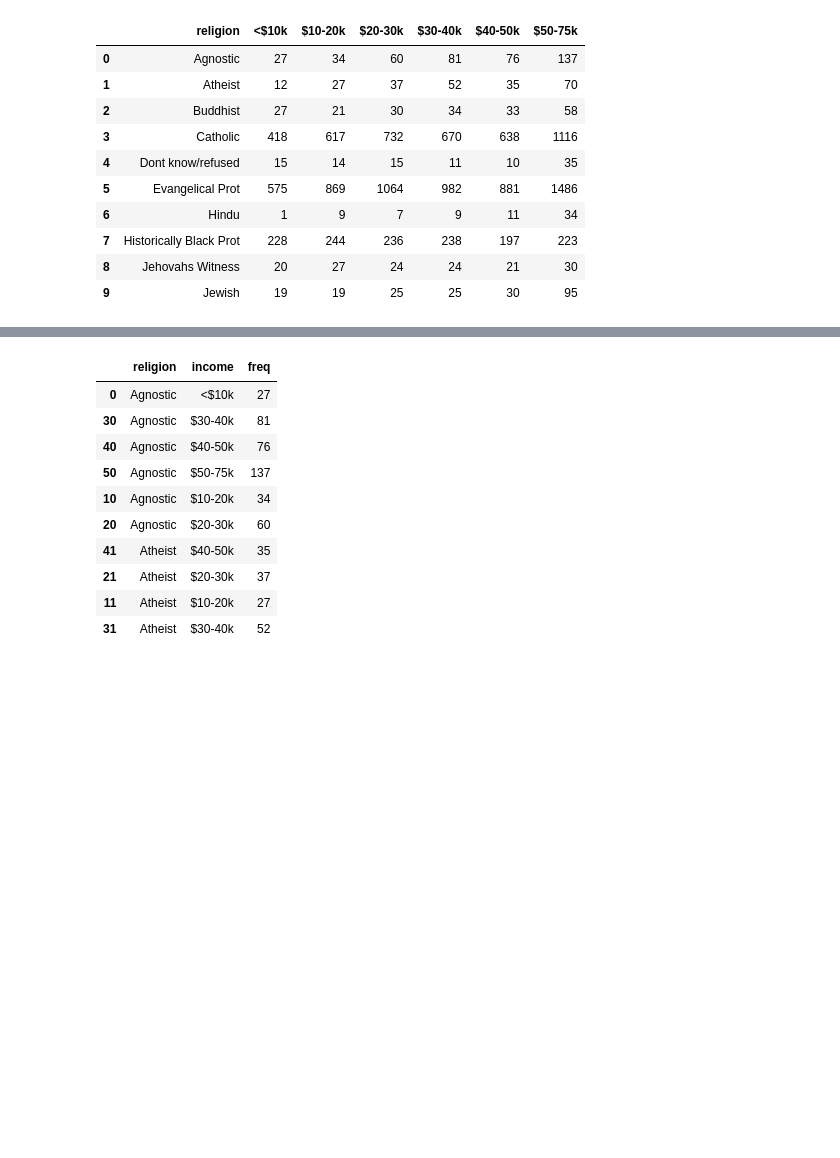
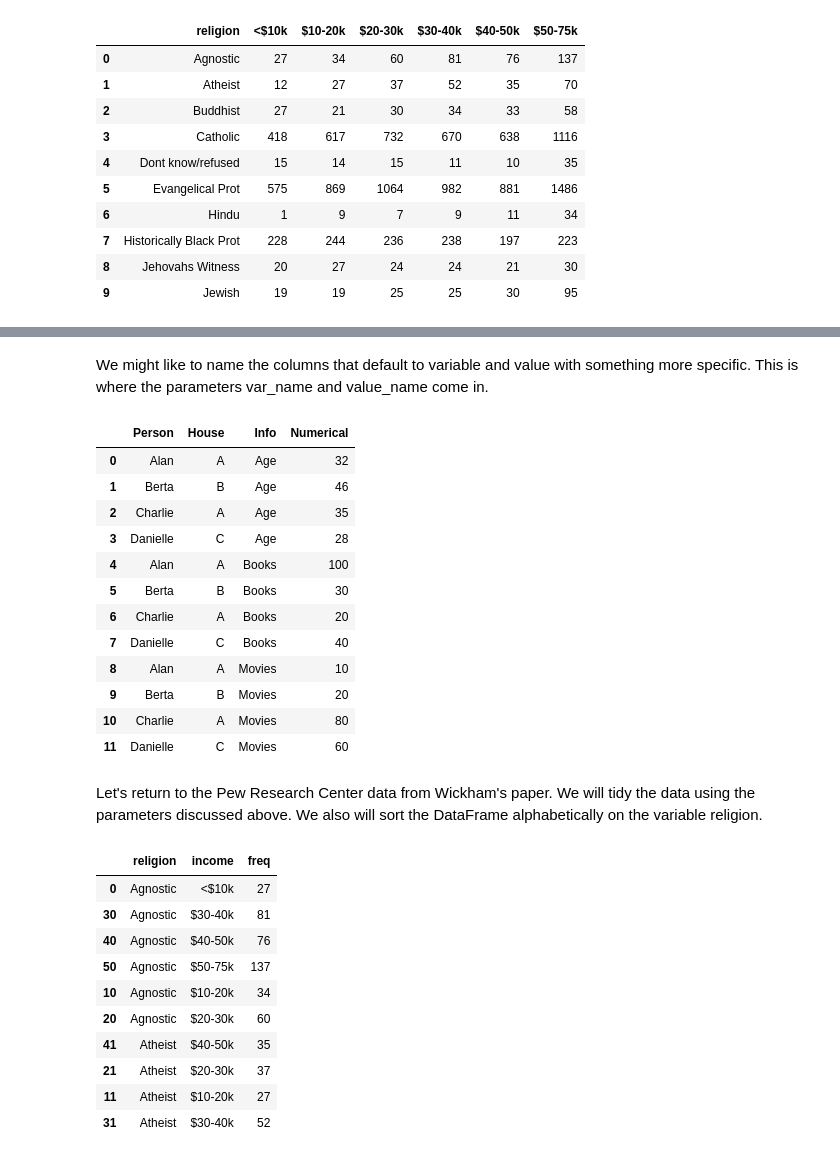
Before and after one commit to Larripa/DATA-271, a Jupyter notebook: Tidy Data/Tidy Data.ipynb, the cells around one changed output, grey strips where cells are left out. Drawn from its saved outputs; the diff is of its cells as text; code cells hidden in the pictures; blank space fills up the shorter version.

```diff
--- a/Tidy Data/Tidy Data.ipynb
+++ b/Tidy Data/Tidy Data.ipynb
@@ -94,3 +178,26 @@ We also will sort the DataFrame alphabeticall on the variable religion.
+# %% [markdown]
+We might like to name the columns that default to variable and value with something more specific.  This is where the parameters var_name and value_name come in.
+# %%
+data_wide.melt(id_vars=["Person","House"],          #Identifier columns
+               value_vars=["Age","Books","Movies"], #Columns to be melted
+               var_name="Info",                     #Renaming the variable column name
+               value_name="Numerical")              #Renaming the value column name
+# %% [output]
+|  | Person | House | Info | Numerical |
+| 0 | Alan | A | Age | 32 |
+| 1 | Berta | B | Age | 46 |
+| 2 | Charlie | A | Age | 35 |
+| 3 | Danielle | C | Age | 28 |
+| 4 | Alan | A | Books | 100 |
+| 5 | Berta | B | Books | 30 |
+| 6 | Charlie | A | Books | 20 |
+| 7 | Danielle | C | Books | 40 |
+| 8 | Alan | A | Movies | 10 |
+| 9 | Berta | B | Movies | 20 |
+| 10 | Charlie | A | Movies | 80 |
+| 11 | Danielle | C | Movies | 60 |
+# %% [markdown]
+Let's return to the Pew Research Center data from Wickham's paper.  We will tidy the data using the parameters discussed above.  We also will sort the DataFrame alphabetically on the variable religion.
 # %%
 # MELT-- We will use the columns "religion" as the identifier variable, use the name "income" for the variable column
 # and the name "value" for the value column which will count the frequency of occurences in the table.
```
Also changed, not shown: parts of 13 cells of this notebook.
